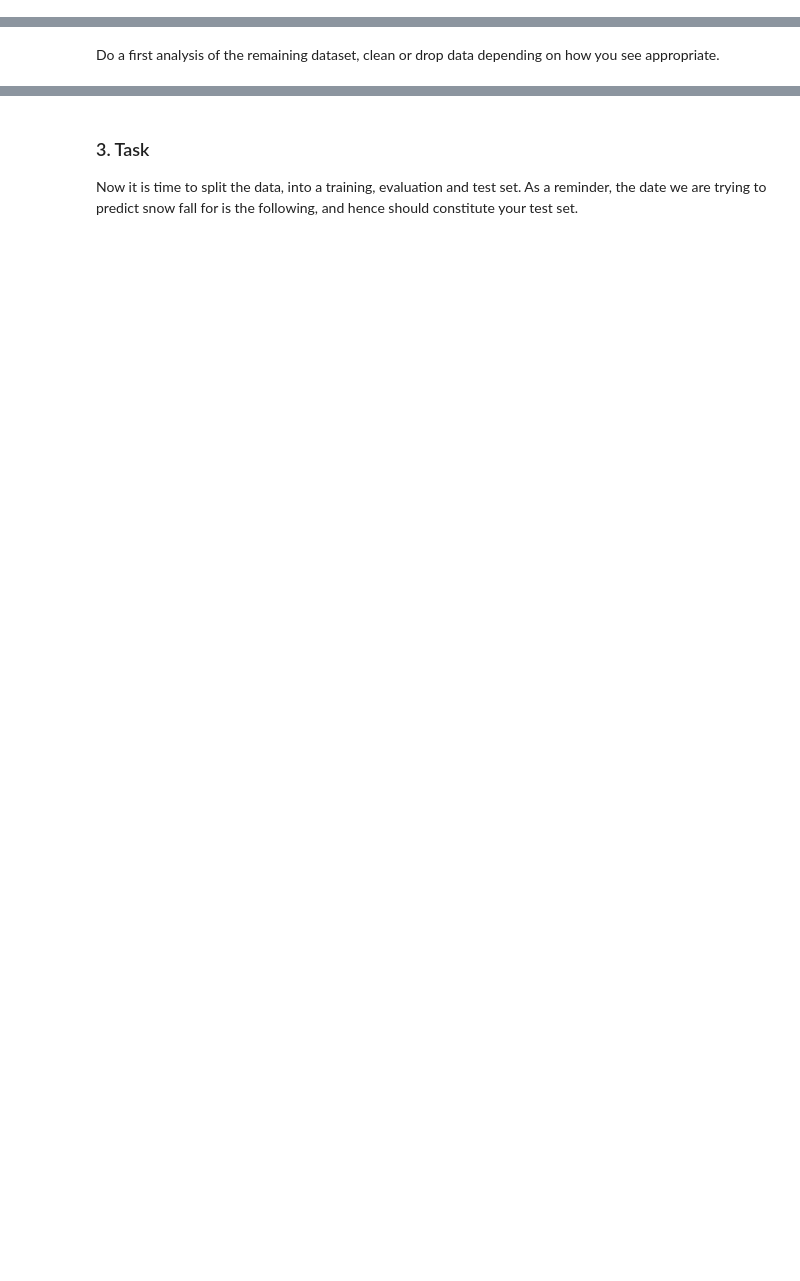
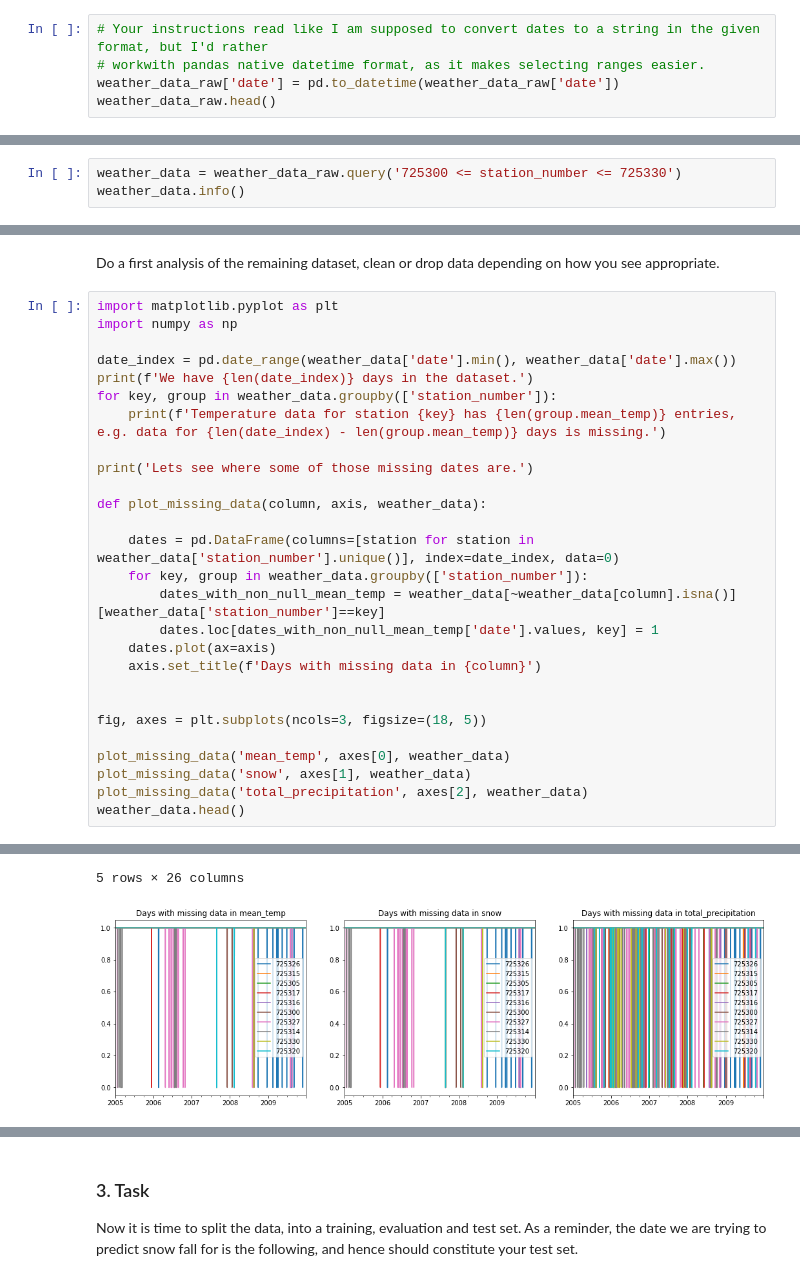
Before and after one commit to 7Learnings/code-challenges, a Jupyter notebook: datascience/Coding Challenge.ipynb, the cells around one changed output, grey strips where cells are left out. Drawn from its saved outputs; the diff is of its cells as text; blank space fills up the shorter version.

```diff
--- a/datascience/Coding Challenge.ipynb
+++ b/datascience/Coding Challenge.ipynb
@@ -42,0 +76,5 @@ Change the date format to 'YYYY-MM-DD' and select the data from 2005 till 2009 f
+# %%
+# Your instructions read like I am supposed to convert dates to a string in the given format, but I'd rather
+# workwith pandas native datetime format, as it makes selecting ranges easier.
+weather_data_raw['date'] = pd.to_datetime(weather_data_raw['date'])
+weather_data_raw.head()
@@ -43,3 +89,6 @@ Change the date format to 'YYYY-MM-DD' and select the data from 2005 till 2009 f
 # %% [markdown]
 ### 2. Task
 From here want to work with the data from all stations 725300 to 725330 that have information from 2005 till 2009.
+# %%
+weather_data = weather_data_raw.query('725300 <= station_number <= 725330')
+weather_data.info()
@@ -46,2 +113,30 @@ From here want to work with the data from all stations 725300 to 725330 that hav
 # %% [markdown]
 Do a first analysis of the remaining dataset, clean or drop data depending on how you see appropriate.
+# %%
+import matplotlib.pyplot as plt
+import numpy as np
+
+date_index = pd.date_range(weather_data['date'].min(), weather_data['date'].max())
+print(f'We have {len(date_index)} days in the dataset.')
+for key, group in weather_data.groupby(['station_number']):
+    print(f'Temperature data for station {key} has {len(group.mean_temp)} entries, e.g. data for {len(date_index) - len(group.mean_temp)} days is missing.')
+
+print('Lets see where some of those missing dates are.')
+
+def plot_missing_data(column, axis, weather_data):
+
+    dates = pd.DataFrame(columns=[station for station in weather_data['station_number'].unique()], index=date_index, data=0)
+    for key, group in weather_data.groupby(['station_number']):
+        dates_with_non_null_mean_temp = weather_data[~weather_data[column].isna()][weather_data['station_number']==key]
+        dates.loc[dates_with_non_null_mean_temp['date'].values, key] = 1
+    dates.plot(ax=axis)
+    axis.set_title(f'Days with missing data in {column}')
+
+
+fig, axes = plt.subplots(ncols=3, figsize=(18, 5))
+
+plot_missing_data('mean_temp', axes[0], weather_data)
+plot_missing_data('snow', axes[1], weather_data)
+plot_missing_data('total_precipitation', axes[2], weather_data)
+weather_data.head()
+# %% [output]
@@ -47,0 +161,2 @@ Do a first analysis of the remaining dataset, clean or drop data depending on ho
+5 rows × 26 columns
+[figure, added]
```
Also changed, not shown: parts of 19 cells of this notebook, 3 other files.
